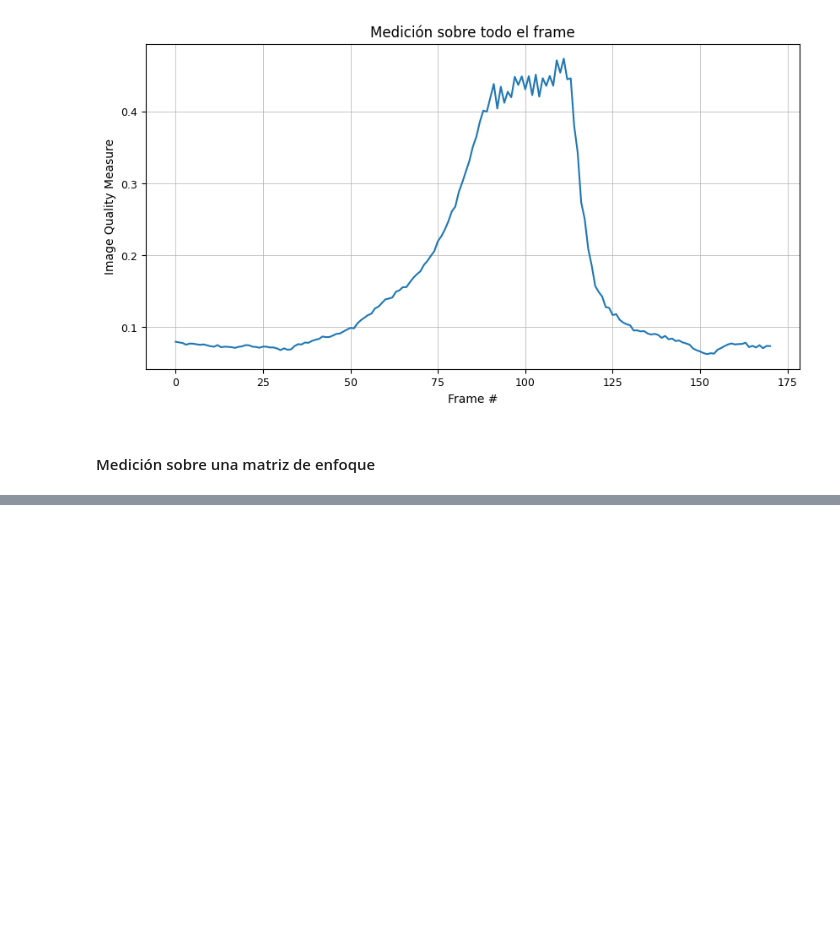
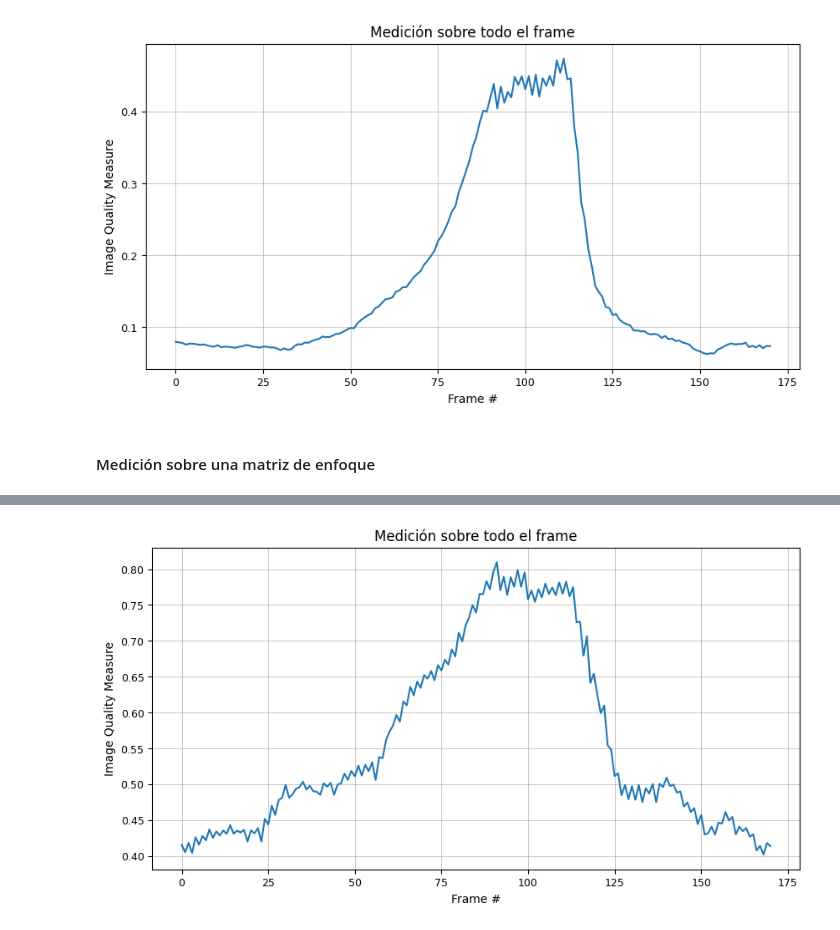
Before and after one commit to fabimass/vpc1-tp2, a Jupyter notebook: tp2_massotto.ipynb, the cells around one changed output, grey strips where cells are left out. Saved outputs shown, nothing was run; the diff lists cells and outputs as text; code cells hidden in the pictures; blank space fills up the shorter version.

```diff
--- a/tp2_massotto.ipynb
+++ b/tp2_massotto.ipynb
@@ -342,0 +341,5 @@ plt.show()
+# %%
+# Matriz de 7x5
+focus_matrix(7, 5)
+# %% [output]
+[figure, added]
```
Also changed, not shown: parts of 4 cells of this notebook.
